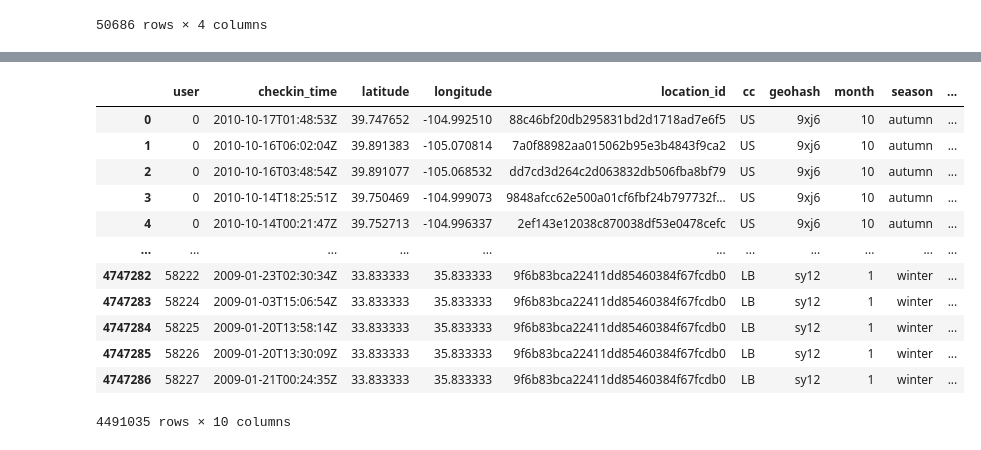
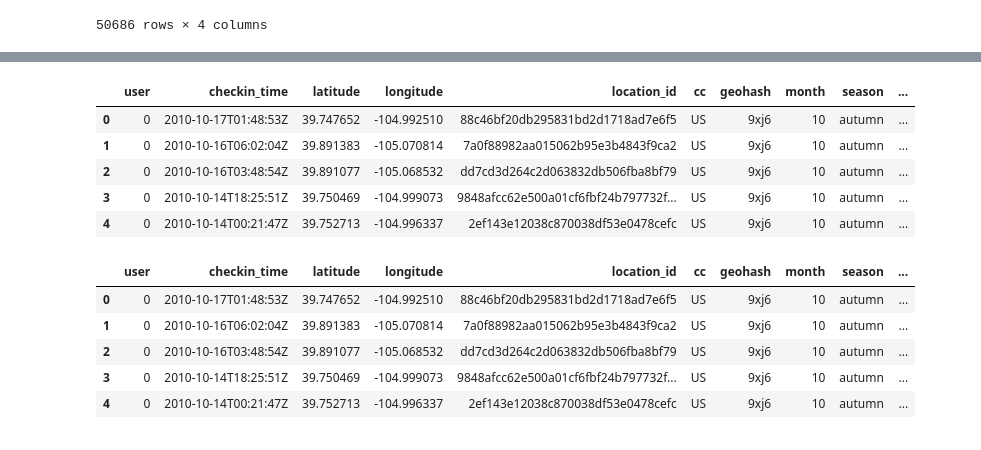
Before and after one commit to epfl-ada/ada-2020-project-milestone-p3-p3_a-dope-acronym, a Jupyter notebook: seasonal_patterns.ipynb, the cells around one changed output, grey strips where cells are left out. Cells and saved outputs as stored; diff of their text form; code cells hidden in the pictures.

```diff
--- a/seasonal_patterns.ipynb
+++ b/seasonal_patterns.ipynb
@@ -296,16 +286,9 @@ Wall time: 30.5 s
 # %%
-checkin_brightkite
+checkin_brightkite.head()
 # %% [output]
 |  | user | checkin_time | latitude | longitude | location_id | cc | geohash | month | season | ... |
 | 0 | 0 | 2010-10-17T01:48:53Z | 39.747652 | -104.992510 | 88c46bf20db295831bd2d1718ad7e6f5 | US | 9xj6 | 10 | autumn | ... |
 | 1 | 0 | 2010-10-16T06:02:04Z | 39.891383 | -105.070814 | 7a0f88982aa015062b95e3b4843f9ca2 | US | 9xj6 | 10 | autumn | ... |
 | 2 | 0 | 2010-10-16T03:48:54Z | 39.891077 | -105.068532 | dd7cd3d264c2d063832db506fba8bf79 | US | 9xj6 | 10 | autumn | ... |
 | 3 | 0 | 2010-10-14T18:25:51Z | 39.750469 | -104.999073 | 9848afcc62e500a01cf6fbf24b797732f... | US | 9xj6 | 10 | autumn | ... |
 | 4 | 0 | 2010-10-14T00:21:47Z | 39.752713 | -104.996337 | 2ef143e12038c870038df53e0478cefc | US | 9xj6 | 10 | autumn | ... |
-| ... | ... | ... | ... | ... | ... | ... | ... | ... | ... | ... |
-| 4747282 | 58222 | 2009-01-23T02:30:34Z | 33.833333 | 35.833333 | 9f6b83bca22411dd85460384f67fcdb0 | LB | sy12 | 1 | winter | ... |
-| 4747283 | 58224 | 2009-01-03T15:06:54Z | 33.833333 | 35.833333 | 9f6b83bca22411dd85460384f67fcdb0 | LB | sy12 | 1 | winter | ... |
-| 4747284 | 58225 | 2009-01-20T13:58:14Z | 33.833333 | 35.833333 | 9f6b83bca22411dd85460384f67fcdb0 | LB | sy12 | 1 | winter | ... |
-| 4747285 | 58226 | 2009-01-20T13:30:09Z | 33.833333 | 35.833333 | 9f6b83bca22411dd85460384f67fcdb0 | LB | sy12 | 1 | winter | ... |
-| 4747286 | 58227 | 2009-01-21T00:24:35Z | 33.833333 | 35.833333 | 9f6b83bca22411dd85460384f67fcdb0 | LB | sy12 | 1 | winter | ... |
-4491035 rows × 10 columns
@@ -312 +301,10 @@ checkin_brightkite
+# %%
+checkin_brightkite.head()
+# %% [output]
+|  | user | checkin_time | latitude | longitude | location_id | cc | geohash | month | season | ... |
+| 0 | 0 | 2010-10-17T01:48:53Z | 39.747652 | -104.992510 | 88c46bf20db295831bd2d1718ad7e6f5 | US | 9xj6 | 10 | autumn | ... |
+| 1 | 0 | 2010-10-16T06:02:04Z | 39.891383 | -105.070814 | 7a0f88982aa015062b95e3b4843f9ca2 | US | 9xj6 | 10 | autumn | ... |
+| 2 | 0 | 2010-10-16T03:48:54Z | 39.891077 | -105.068532 | dd7cd3d264c2d063832db506fba8bf79 | US | 9xj6 | 10 | autumn | ... |
+| 3 | 0 | 2010-10-14T18:25:51Z | 39.750469 | -104.999073 | 9848afcc62e500a01cf6fbf24b797732f... | US | 9xj6 | 10 | autumn | ... |
+| 4 | 0 | 2010-10-14T00:21:47Z | 39.752713 | -104.996337 | 2ef143e12038c870038df53e0478cefc | US | 9xj6 | 10 | autumn | ... |
 # %%
```
Also changed, not shown: parts of 12 cells of this notebook.
